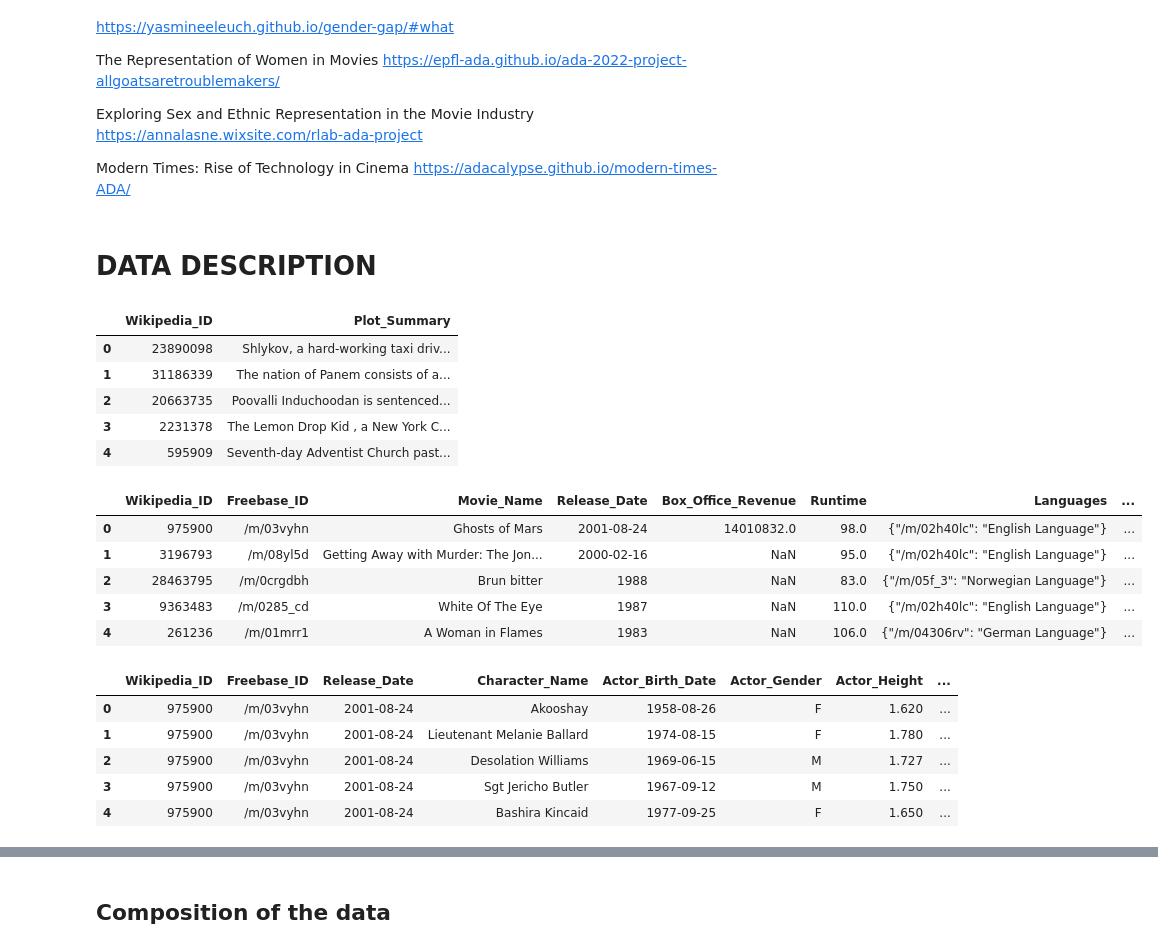
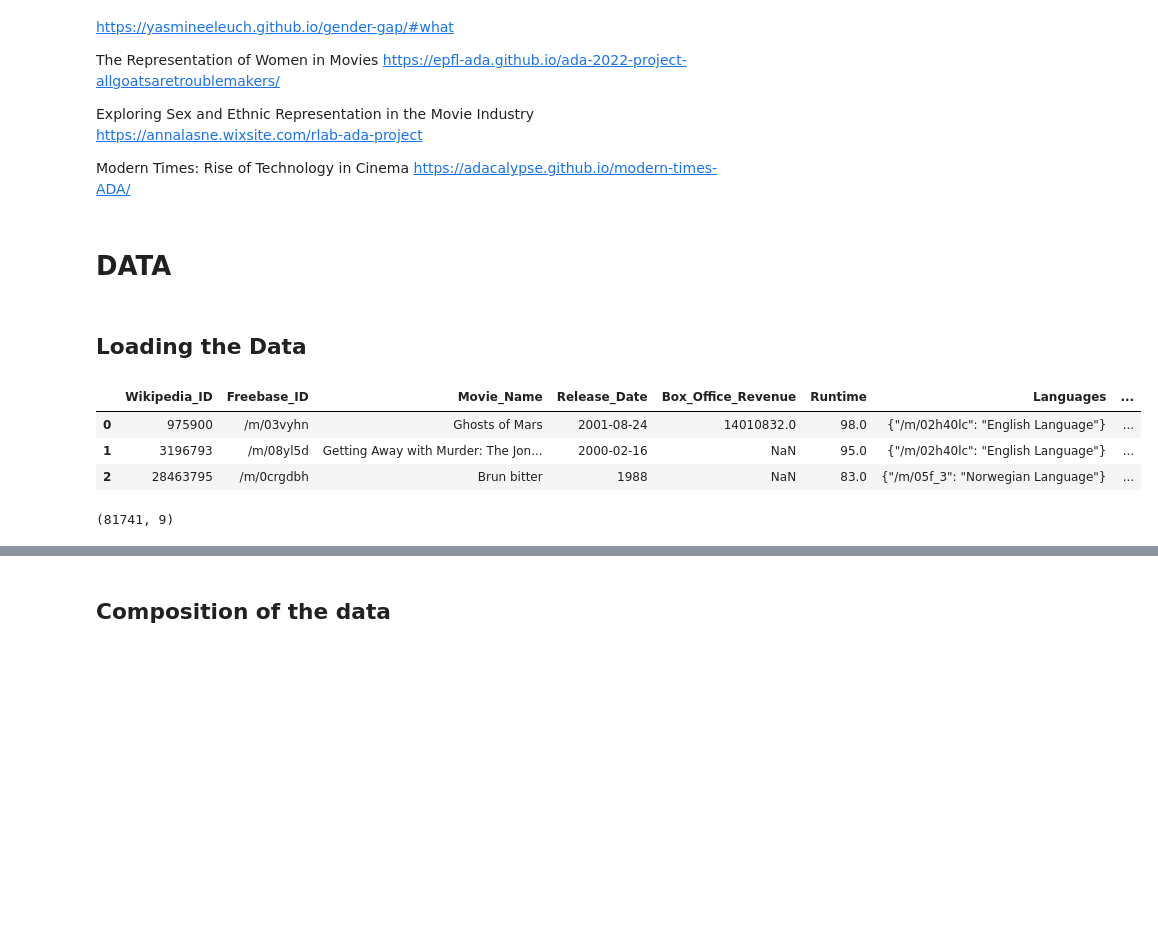
Before and after one commit to epfl-ada/ada-2024-project-fadadudata2024, a Jupyter notebook: lolo.ipynb, the cells around one changed output, grey strips where cells are left out. Saved outputs shown, nothing was run; the diff lists cells and outputs as text; code cells hidden in the pictures; blank space fills up the shorter version.

```diff
--- a/lolo.ipynb
+++ b/lolo.ipynb
@@ -239,43 +247,32 @@ https://annalasne.wixsite.com/rlab-ada-project
 Modern Times: Rise of Technology in Cinema
 https://adacalypse.github.io/modern-times-ADA/
 # %% [markdown]
-# **DATA DESCRIPTION**
+# **DATA**
+# %% [markdown]
+## Loading the Data
 # %%
 import pandas as pd
 # Define the file paths
 plot_summaries_path = 'Data/MovieSummaries.nosync/plot_summaries.txt'
 movie_metadata_path = 'Data/MovieSummaries.nosync/movie.metadata.tsv'
 character_metadata_path = 'Data/MovieSummaries.nosync/character.metadata.tsv'
 
 # Load plot summaries
 plot_summaries = pd.read_csv(plot_summaries_path, sep='\t', header=None, names=['Wikipedia_ID', 'Plot_Summary'])
 
 # Load movie metadata
 movie_metadata = pd.read_csv(movie_metadata_path, sep='\t', header=None, names=['Wikipedia_ID', 'Freebase_ID', 'Movie_Name', 'Release_Date', 'Box_Office_Revenue', 'Runtime', 'Languages', 'Countries', 'Genres'])
 
 # Load character metadata
 character_metadata = pd.read_csv(character_metadata_path, sep='\t', header=None, names=['Wikipedia_ID', 'Freebase_ID', 'Release_Date', 'Character_Name', 'Actor_Birth_Date', 'Actor_Gender', 'Actor_Height', 'Actor_Ethnicity', 'Actor_Name', 'Actor_Age', 'Character_Actor_Freebase_ID', 'Character_Freebase_ID', 'Actor_Freebase_ID'])
 
 # Display the first few rows of each dataframe
-display(plot_summaries.head())
-display(movie_metadata.head())
-display(character_metadata.head())
+# display(plot_summaries.head(3) , plot_summaries.shape)
+#display(character_metadata.head(3), character_metadata.shape)
+display(movie_metadata.head(3) , movie_metadata.shape)
 # %% [output]
-|  | Wikipedia_ID | Plot_Summary |
-| 0 | 23890098 | Shlykov, a hard-working taxi driv... |
-| 1 | 31186339 | The nation of Panem consists of a... |
-| 2 | 20663735 | Poovalli Induchoodan is sentenced... |
-| 3 | 2231378 | The Lemon Drop Kid , a New York C... |
-| 4 | 595909 | Seventh-day Adventist Church past... |
+|  | Wikipedia_ID | Freebase_ID | Movie_Name | Release_Date | Box_Office_Revenue | Runtime | Languages | ... |
+| 0 | 975900 | /m/03vyhn | Ghosts of Mars | 2001-08-24 | 14010832.0 | 98.0 | {"/m/02h40lc": "English Language"} | ... |
+| 1 | 3196793 | /m/08yl5d | Getting Away with Murder: The Jon... | 2000-02-16 | NaN | 95.0 | {"/m/02h40lc": "English Language"} | ... |
+| 2 | 28463795 | /m/0crgdbh | Brun bitter | 1988 | NaN | 83.0 | {"/m/05f_3": "Norwegian Language"} | ... |
-|  | Wikipedia_ID | Freebase_ID | Movie_Name | Release_Date | Box_Office_Revenue | Runtime | Languages | ... |
-| 0 | 975900 | /m/03vyhn | Ghosts of Mars | 2001-08-24 | 14010832.0 | 98.0 | {"/m/02h40lc": "English Language"} | ... |
-| 1 | 3196793 | /m/08yl5d | Getting Away with Murder: The Jon... | 2000-02-16 | NaN | 95.0 | {"/m/02h40lc": "English Language"} | ... |
-| 2 | 28463795 | /m/0crgdbh | Brun bitter | 1988 | NaN | 83.0 | {"/m/05f_3": "Norwegian Language"} | ... |
-| 3 | 9363483 | /m/0285_cd | White Of The Eye | 1987 | NaN | 110.0 | {"/m/02h40lc": "English Language"} | ... |
-| 4 | 261236 | /m/01mrr1 | A Woman in Flames | 1983 | NaN | 106.0 | {"/m/04306rv": "German Language"} | ... |
-|  | Wikipedia_ID | Freebase_ID | Release_Date | Character_Name | Actor_Birth_Date | Actor_Gender | Actor_Height | ... |
-| 0 | 975900 | /m/03vyhn | 2001-08-24 | Akooshay | 1958-08-26 | F | 1.620 | ... |
-| 1 | 975900 | /m/03vyhn | 2001-08-24 | Lieutenant Melanie Ballard | 1974-08-15 | F | 1.780 | ... |
-| 2 | 975900 | /m/03vyhn | 2001-08-24 | Desolation Williams | 1969-06-15 | M | 1.727 | ... |
-| 3 | 975900 | /m/03vyhn | 2001-08-24 | Sgt Jericho Butler | 1967-09-12 | M | 1.750 | ... |
-| 4 | 975900 | /m/03vyhn | 2001-08-24 | Bashira Kincaid | 1977-09-25 | F | 1.650 | ... |
+(81741, 9)
```
Also changed, not shown: parts of 17 cells of this notebook.
